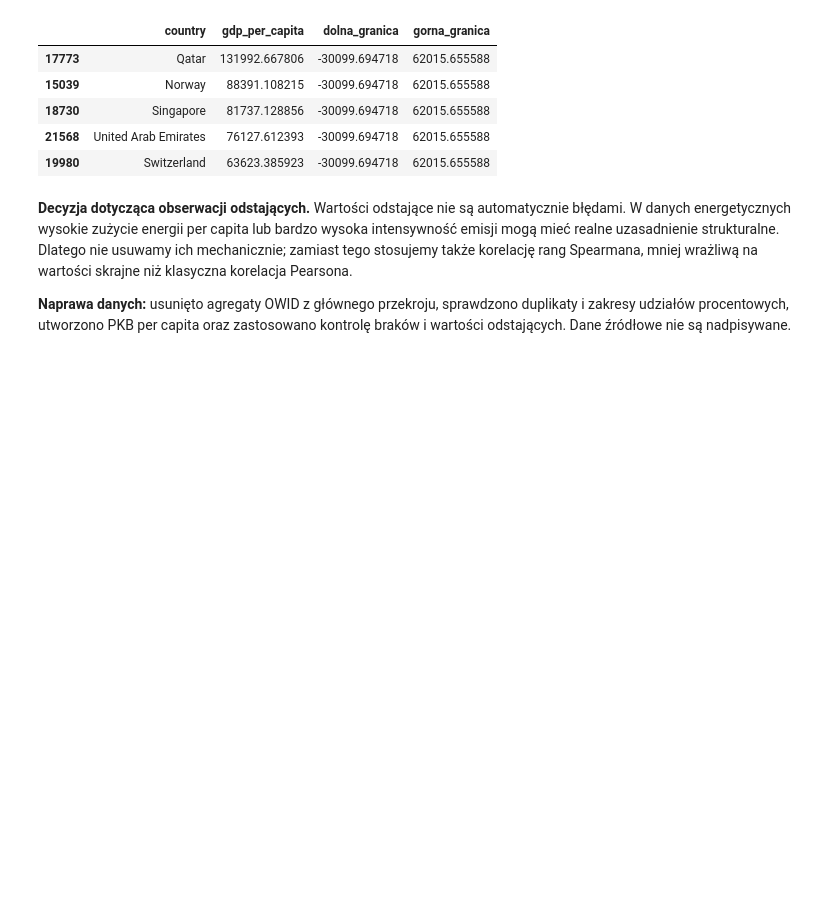
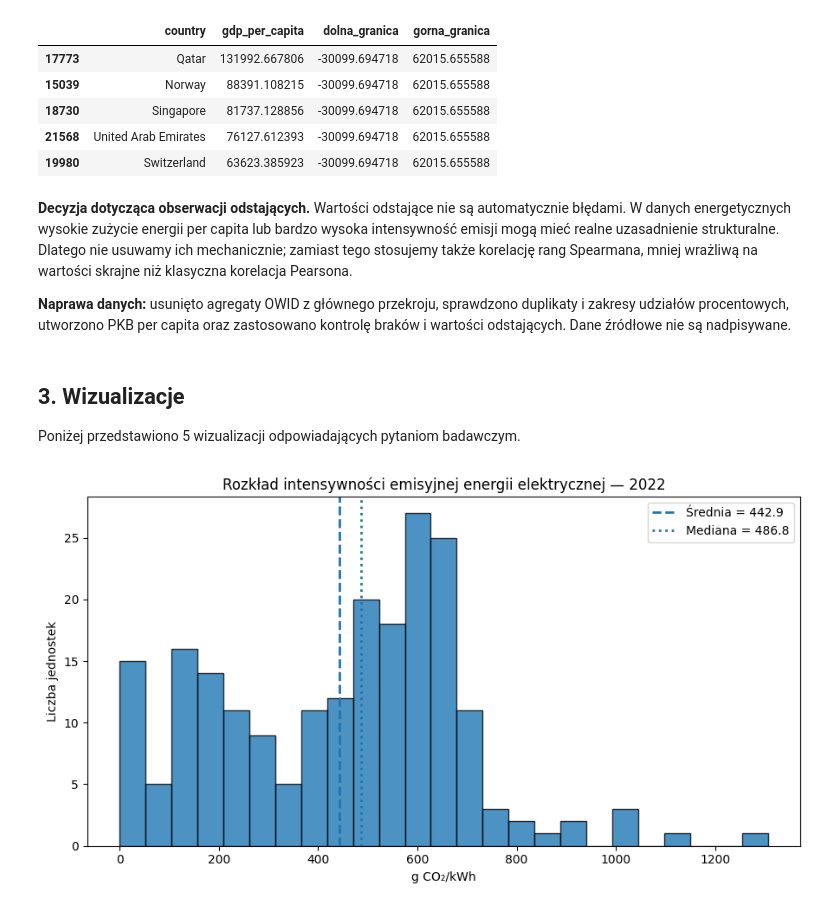
Before and after one commit to J-E-Wa/Analiza-i-wizualizacja-danych, a Jupyter notebook: energy-data-analyze.ipynb, the cells around one changed output. Cells and saved outputs as stored; diff of their text form; code cells hidden in the pictures; blank space fills up the shorter version.

```diff
--- a/energy-data-analyze.ipynb
+++ b/energy-data-analyze.ipynb
@@ -242,3 +242,25 @@ gdp_per_capita: 5 obserwacji odstających wg IQR
 **Decyzja dotycząca obserwacji odstających.** Wartości odstające nie są automatycznie błędami. W danych energetycznych wysokie zużycie energii per capita lub bardzo wysoka intensywność emisji mogą mieć realne uzasadnienie strukturalne. Dlatego nie usuwamy ich mechanicznie; zamiast tego stosujemy także korelację rang Spearmana, mniej wrażliwą na wartości skrajne niż klasyczna korelacja Pearsona.
 
 **Naprawa danych:** usunięto agregaty OWID z głównego przekroju, sprawdzono duplikaty i zakresy udziałów procentowych, utworzono PKB per capita oraz zastosowano kontrolę braków i wartości odstających. Dane źródłowe nie są nadpisywane.
+# %% [markdown]
+## 3. Wizualizacje
+
+Poniżej przedstawiono 5 wizualizacji odpowiadających pytaniom badawczym.
+# %%
+# 1. Rozkład głównej zmiennej zależnej
+s = data["carbon_intensity_elec"].dropna()
+mean_ci = s.mean()
+median_ci = s.median()
+
+fig, ax = plt.subplots(figsize=(9, 5))
+ax.hist(s, bins=25, edgecolor="black", alpha=0.8)
+ax.axvline(mean_ci, linestyle="--", linewidth=2, label=f"Średnia = {mean_ci:.1f}")
+ax.axvline(median_ci, linestyle=":", linewidth=2, label=f"Mediana = {median_ci:.1f}")
+ax.set_title("Rozkład intensywności emisyjnej energii elektrycznej — 2022")
+ax.set_xlabel("g CO₂/kWh")
+ax.set_ylabel("Liczba jednostek")
+ax.legend()
+plt.tight_layout()
+plt.show()
+# %% [output]
+[figure, added]
```
Also changed, not shown: parts of 6 cells of this notebook.
